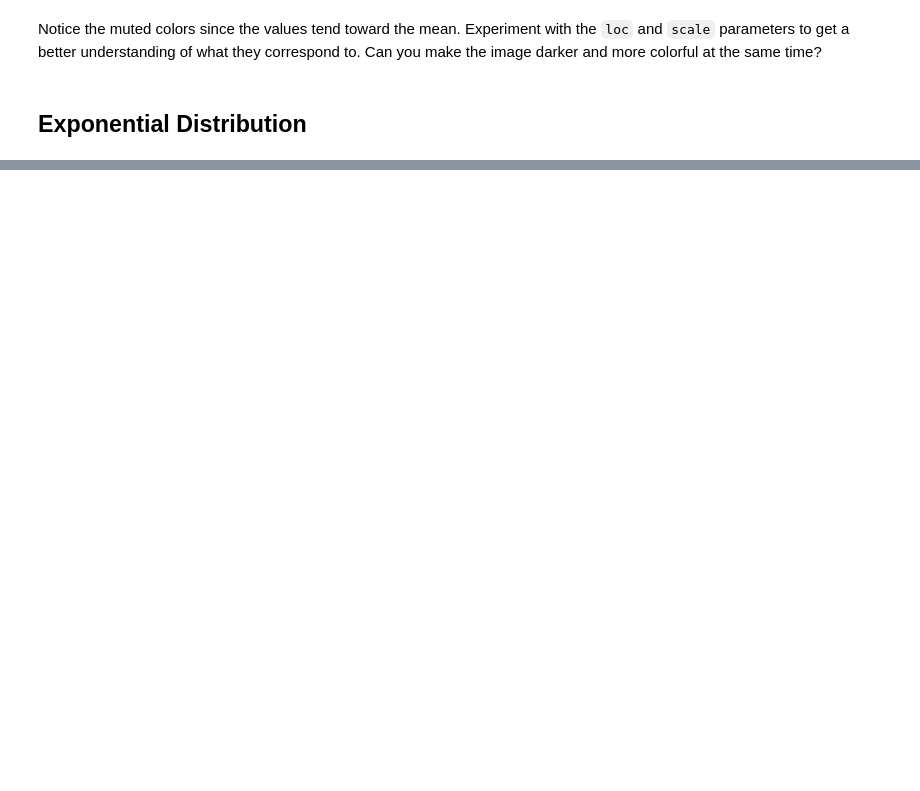
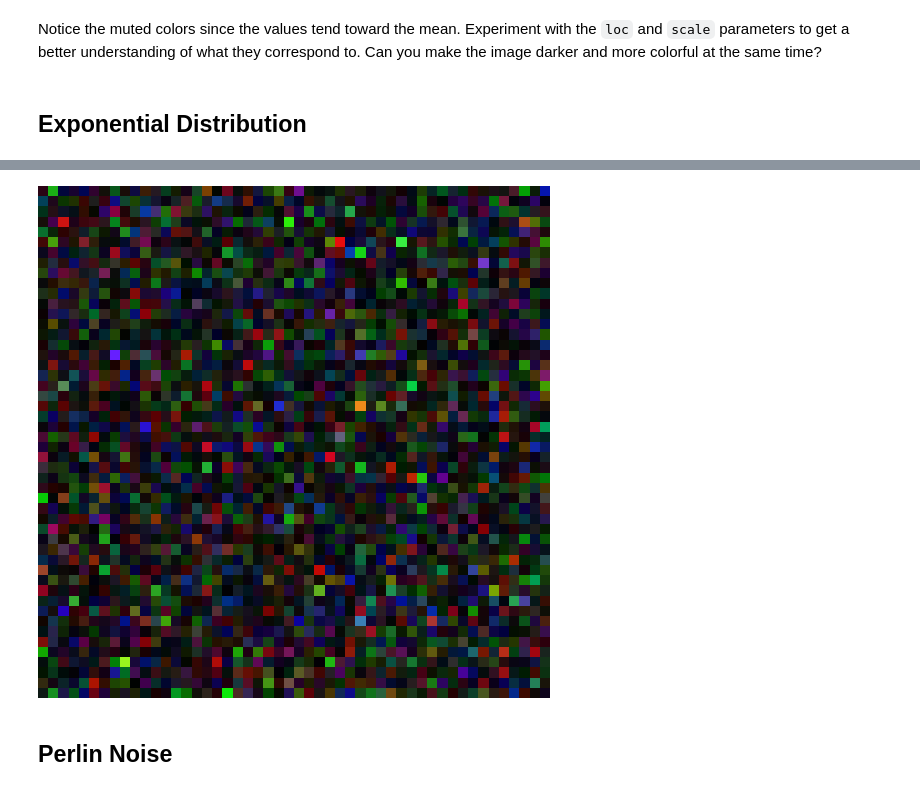
Before and after one commit to wall-e785/Week2-Randomness-and-Chaos, a Jupyter notebook: colors_arranged_by_chance.ipynb, the cells around one changed output, grey strips where cells are left out. Drawn from its saved outputs; the diff is of its cells as text; code cells hidden in the pictures; blank space fills up the shorter version.

```diff
--- a/colors_arranged_by_chance.ipynb
+++ b/colors_arranged_by_chance.ipynb
@@ -160,0 +161,10 @@ Notice the muted colors since the values tend toward the mean. Experiment with t
+# %%
+samples = np.clip(np.random.exponential(scale=32.0, size=n_samples), 0, 255)
+
+img = assign_colors_by_chance(samples, grid_size, image_size)
+
+display(img)
+# %% [output]
+[figure, added]
+# %% [markdown]
+## Perlin Noise
```
Also changed, not shown: parts of 19 cells of this notebook.
